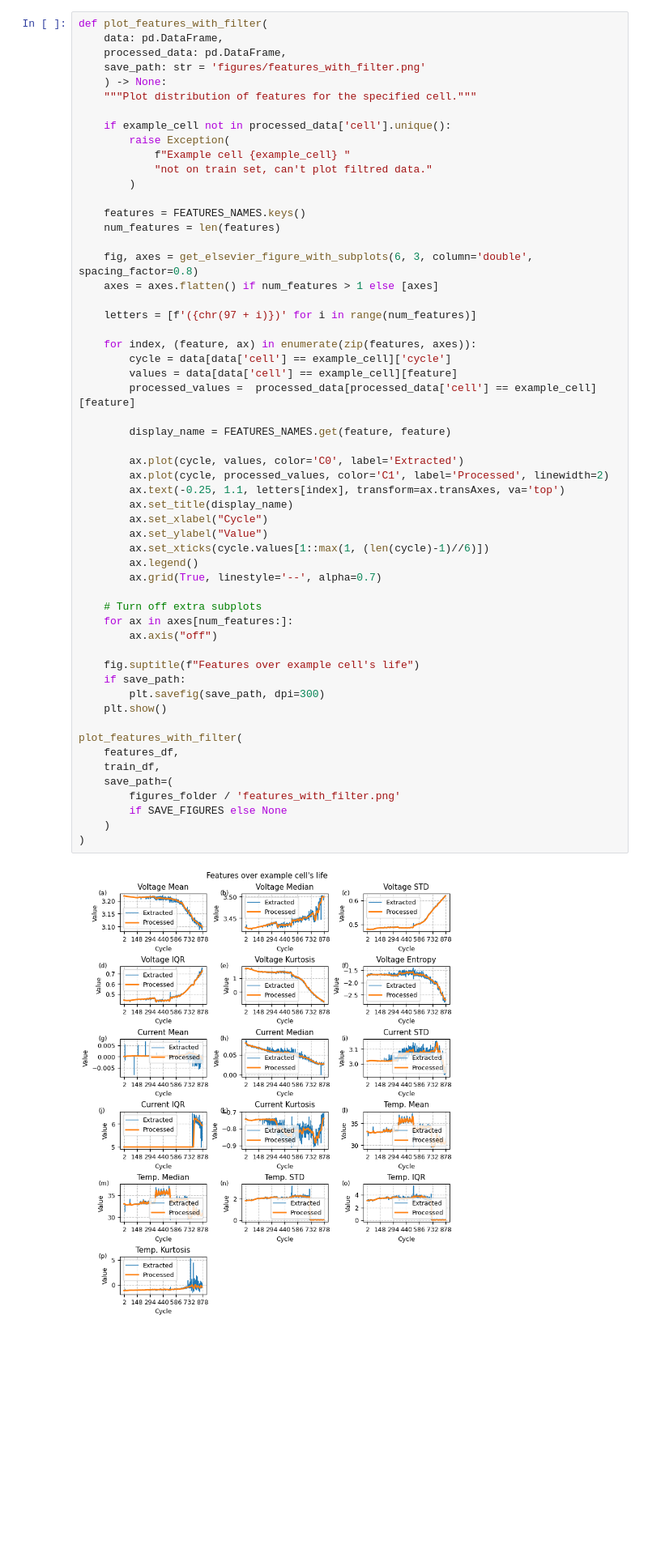
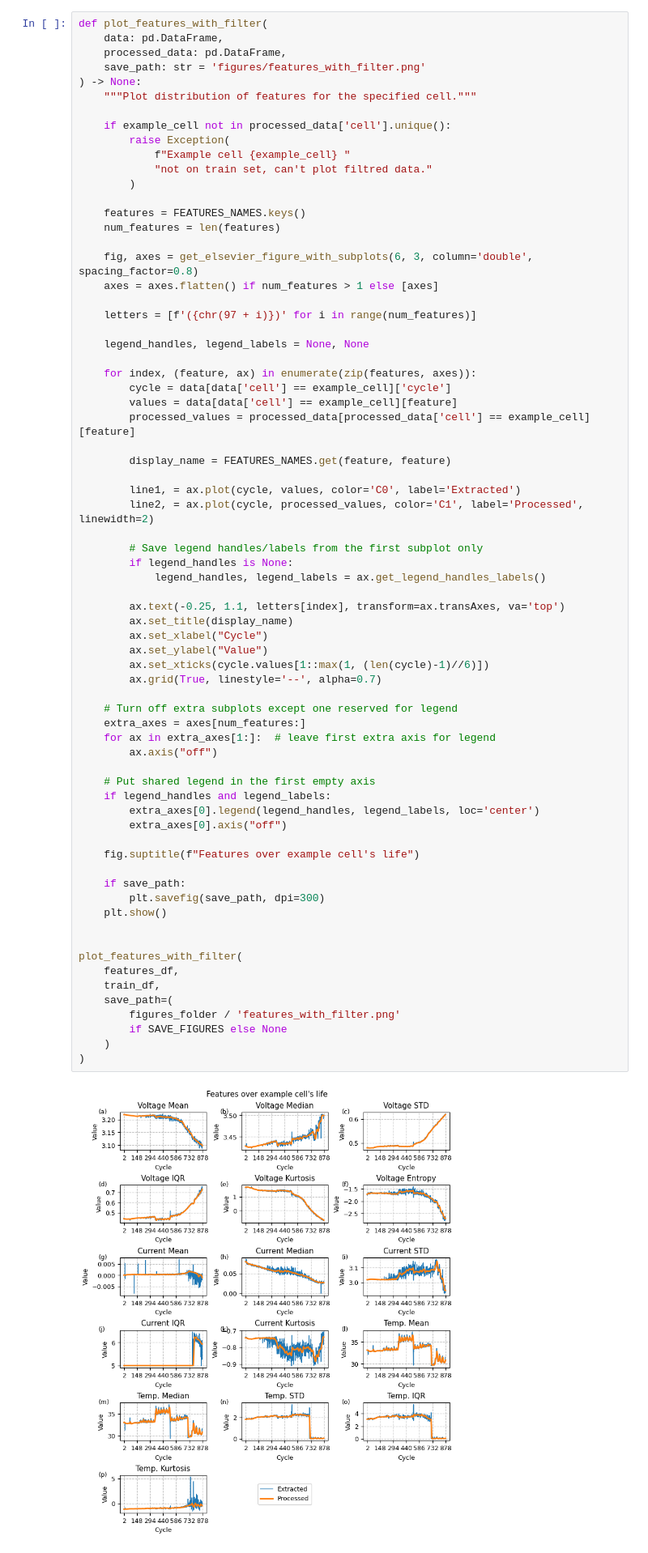
Before and after one commit to gabriel-buzzi/battery-soh-rul-modeling, a Jupyter notebook: notebooks/data_analysis/20250725-gbs-features.ipynb, the cells around one changed output. Shown: that part at 81% size. Cells and saved outputs as stored; diff of their text form; blank space fills up the shorter version.

```diff
--- a/notebooks/data_analysis/20250725-gbs-features.ipynb
+++ b/notebooks/data_analysis/20250725-gbs-features.ipynb
@@ -178,7 +178,7 @@ def plot_features_with_filter(
     data: pd.DataFrame,
     processed_data: pd.DataFrame,
     save_path: str = 'figures/features_with_filter.png'
-    ) -> None:
+) -> None:
     """Plot distribution of features for the specified cell."""
 
     if example_cell not in processed_data['cell'].unique():
@@ -195,42 +195,56 @@ def plot_features_with_filter(
 
     letters = [f'({chr(97 + i)})' for i in range(num_features)]
 
+    legend_handles, legend_labels = None, None
+
     for index, (feature, ax) in enumerate(zip(features, axes)):
         cycle = data[data['cell'] == example_cell]['cycle']
         values = data[data['cell'] == example_cell][feature]
-        processed_values =  processed_data[processed_data['cell'] == example_cell][feature]
+        processed_values = processed_data[processed_data['cell'] == example_cell][feature]
 
         display_name = FEATURES_NAMES.get(feature, feature)
 
-        ax.plot(cycle, values, color='C0', label='Extracted')
-        ax.plot(cycle, processed_values, color='C1', label='Processed', linewidth=2)
+        line1, = ax.plot(cycle, values, color='C0', label='Extracted')
+        line2, = ax.plot(cycle, processed_values, color='C1', label='Processed', linewidth=2)
+
+        # Save legend handles/labels from the first subplot only
+        if legend_handles is None:
+            legend_handles, legend_labels = ax.get_legend_handles_labels()
+
         ax.text(-0.25, 1.1, letters[index], transform=ax.transAxes, va='top')
         ax.set_title(display_name)
         ax.set_xlabel("Cycle")
         ax.set_ylabel("Value")
         ax.set_xticks(cycle.values[1::max(1, (len(cycle)-1)//6)])
-        ax.legend()
         ax.grid(True, linestyle='--', alpha=0.7)
 
-    # Turn off extra subplots
-    for ax in axes[num_features:]:
+    # Turn off extra subplots except one reserved for legend
+    extra_axes = axes[num_features:]
+    for ax in extra_axes[1:]:  # leave first extra axis for legend
         ax.axis("off")
 
+    # Put shared legend in the first empty axis
+    if legend_handles and legend_labels:
+        extra_axes[0].legend(legend_handles, legend_labels, loc='center')
+        extra_axes[0].axis("off")
+
     fig.suptitle(f"Features over example cell's life")
+
     if save_path:
         plt.savefig(save_path, dpi=300)
     plt.show()
+
 
 plot_features_with_filter(
     features_df,
     train_df,
     save_path=(
         figures_folder / 'features_with_filter.png'
         if SAVE_FIGURES else None
     )
 )
 # %% [output]
-[figure, old version]
+[figure, new version]
 # %%
 def plot_features_hexbin_for_cycle(
     data: pd.DataFrame,
```
Also changed, not shown: 37 other files.
